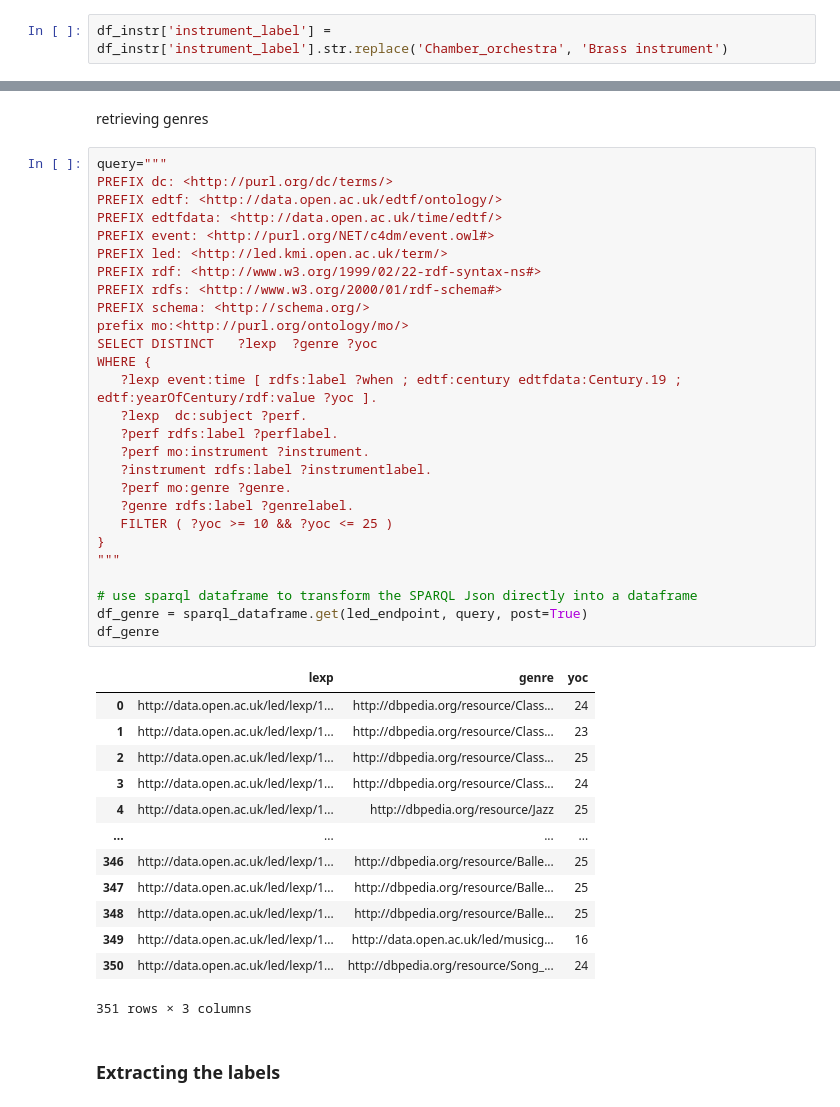
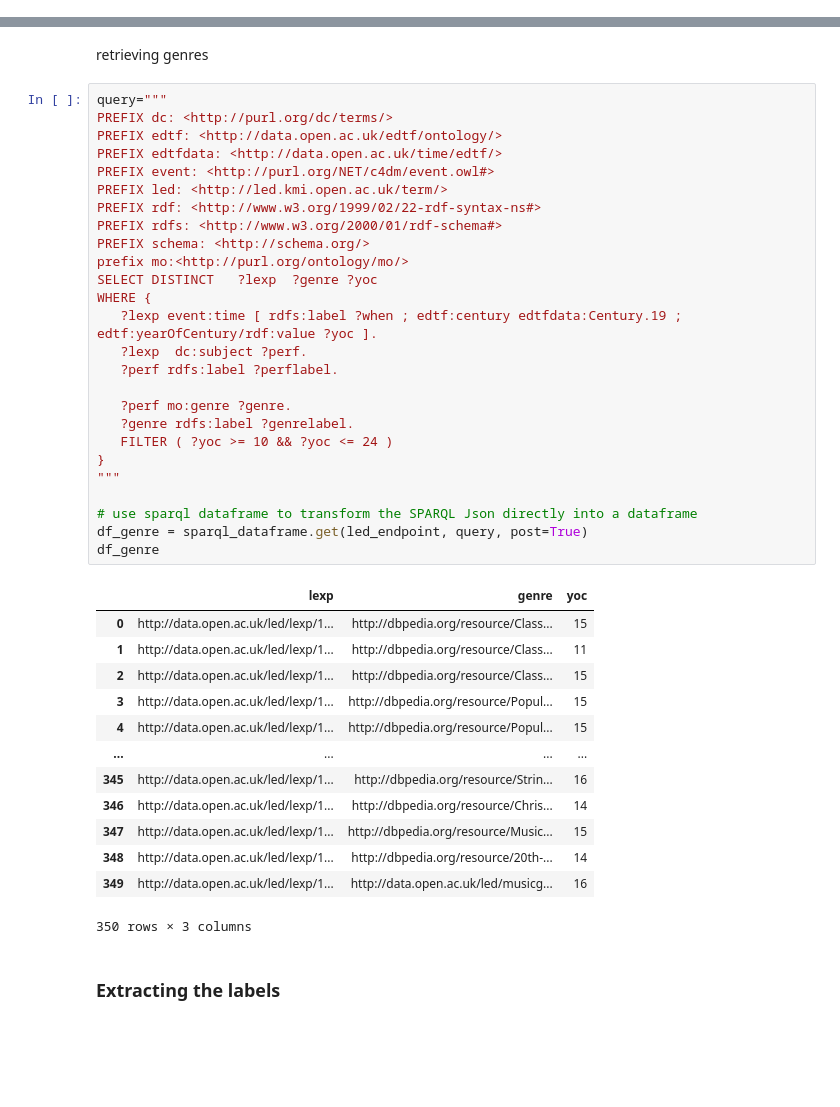
Before and after one commit to InfoViz/InfoViz, a Jupyter notebook: Data_Management.ipynb, the cells around one changed output, grey strips where cells are left out. Drawn from its saved outputs; the diff is of its cells as text; blank space fills up the shorter version.

```diff
--- a/Data_Management.ipynb
+++ b/Data_Management.ipynb
@@ -382,8 +382,6 @@ street+organ               1
 Balalaika                  1
 Harp                       1
 Name: instrument_label, dtype: int64
-# %%
-df_instr['instrument_label'] = df_instr['instrument_label'].str.replace('Chamber_orchestra', 'Brass instrument')
 # %%
 instr_set=set()
 for value in df_instr['instrument_label']:
@@ -395,44 +393,43 @@ retrieving genres
 # %%
 query="""
 PREFIX dc: <http://purl.org/dc/terms/>
 PREFIX edtf: <http://data.open.ac.uk/edtf/ontology/>
 PREFIX edtfdata: <http://data.open.ac.uk/time/edtf/>
 PREFIX event: <http://purl.org/NET/c4dm/event.owl#>
 PREFIX led: <http://led.kmi.open.ac.uk/term/>
 PREFIX rdf: <http://www.w3.org/1999/02/22-rdf-syntax-ns#>
 PREFIX rdfs: <http://www.w3.org/2000/01/rdf-schema#>
 PREFIX schema: <http://schema.org/>
 prefix mo:<http://purl.org/ontology/mo/>
 SELECT DISTINCT   ?lexp  ?genre ?yoc
 WHERE {
    ?lexp event:time [ rdfs:label ?when ; edtf:century edtfdata:Century.19 ; edtf:yearOfCentury/rdf:value ?yoc ].
    ?lexp  dc:subject ?perf.
    ?perf rdfs:label ?perflabel.
-   ?perf mo:instrument ?instrument.
-   ?instrument rdfs:label ?instrumentlabel.
+
    ?perf mo:genre ?genre.
    ?genre rdfs:label ?genrelabel.
-   FILTER ( ?yoc >= 10 && ?yoc <= 25 )
+   FILTER ( ?yoc >= 10 && ?yoc <= 24 )
 }
 """
 
 # use sparql dataframe to transform the SPARQL Json directly into a dataframe
 df_genre = sparql_dataframe.get(led_endpoint, query, post=True)
 df_genre
 # %% [output]
 |  | lexp | genre | yoc |
-| 0 | http://data.open.ac.uk/led/lexp/1... | http://dbpedia.org/resource/Class... | 24 |
-| 1 | http://data.open.ac.uk/led/lexp/1... | http://dbpedia.org/resource/Class... | 23 |
-| 2 | http://data.open.ac.uk/led/lexp/1... | http://dbpedia.org/resource/Class... | 25 |
-| 3 | http://data.open.ac.uk/led/lexp/1... | http://dbpedia.org/resource/Class... | 24 |
-| 4 | http://data.open.ac.uk/led/lexp/1... | http://dbpedia.org/resource/Jazz | 25 |
+| 0 | http://data.open.ac.uk/led/lexp/1... | http://dbpedia.org/resource/Class... | 15 |
+| 1 | http://data.open.ac.uk/led/lexp/1... | http://dbpedia.org/resource/Class... | 11 |
+| 2 | http://data.open.ac.uk/led/lexp/1... | http://dbpedia.org/resource/Class... | 15 |
+| 3 | http://data.open.ac.uk/led/lexp/1... | http://dbpedia.org/resource/Popul... | 15 |
+| 4 | http://data.open.ac.uk/led/lexp/1... | http://dbpedia.org/resource/Popul... | 15 |
 | ... | ... | ... | ... |
-| 346 | http://data.open.ac.uk/led/lexp/1... | http://dbpedia.org/resource/Balle... | 25 |
-| 347 | http://data.open.ac.uk/led/lexp/1... | http://dbpedia.org/resource/Balle... | 25 |
-| 348 | http://data.open.ac.uk/led/lexp/1... | http://dbpedia.org/resource/Balle... | 25 |
+| 345 | http://data.open.ac.uk/led/lexp/1... | http://dbpedia.org/resource/Strin... | 16 |
+| 346 | http://data.open.ac.uk/led/lexp/1... | http://dbpedia.org/resource/Chris... | 14 |
+| 347 | http://data.open.ac.uk/led/lexp/1... | http://dbpedia.org/resource/Music... | 15 |
+| 348 | http://data.open.ac.uk/led/lexp/1... | http://dbpedia.org/resource/20th-... | 14 |
 | 349 | http://data.open.ac.uk/led/lexp/1... | http://data.open.ac.uk/led/musicg... | 16 |
-| 350 | http://data.open.ac.uk/led/lexp/1... | http://dbpedia.org/resource/Song_... | 24 |
-351 rows × 3 columns
+350 rows × 3 columns
 # %% [markdown]
 ### Extracting the labels
 # %%
```
Also changed, not shown: parts of 19 cells of this notebook.
